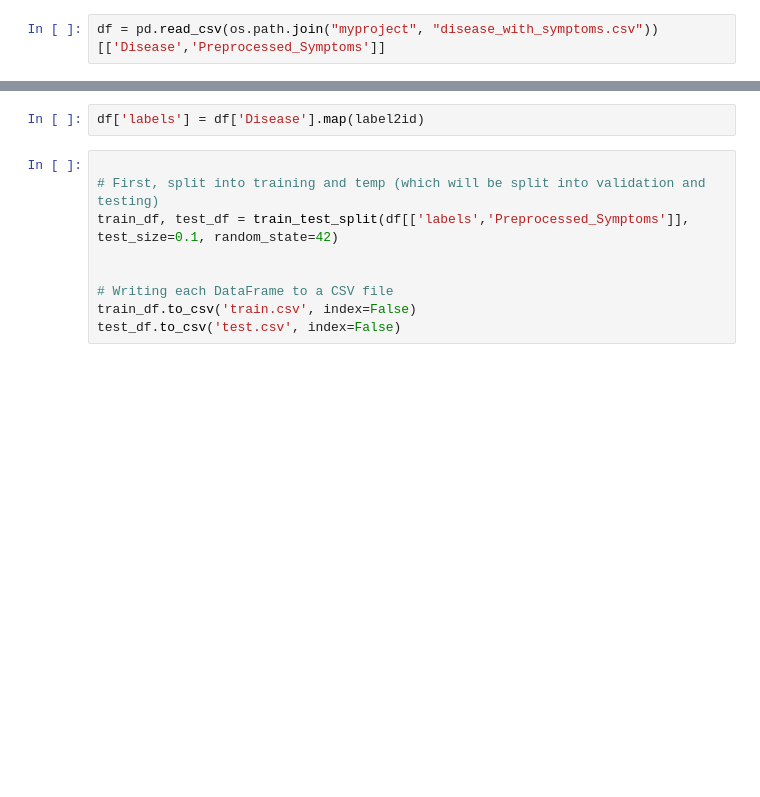
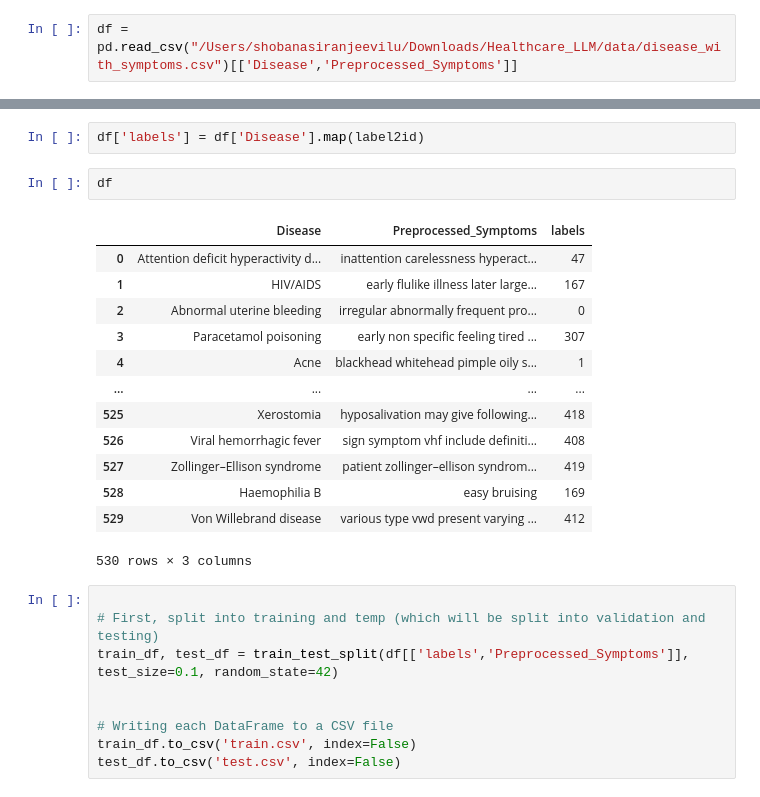
Before and after one commit to shobanasiranjeevilu/Healthcare_LLM, a Jupyter notebook: disease_classification_model/Supervised_Fine_tuning/Fine_tuning.ipynb, the cells around one changed output, grey strips where cells are left out. Cells and saved outputs as stored; diff of their text form; blank space fills up the shorter version.

```diff
--- a/disease_classification_model/Supervised_Fine_tuning/Fine_tuning.ipynb
+++ b/disease_classification_model/Supervised_Fine_tuning/Fine_tuning.ipynb
@@ -49,5 +52,5 @@ if not torch.cuda.is_available():
 # %%
-df = pd.read_csv(os.path.join("myproject", "disease_with_symptoms.csv"))[['Disease','Preprocessed_Symptoms']]
+df = pd.read_csv("/Users/shobanasiranjeevilu/Downloads/Healthcare_LLM/data/disease_with_symptoms.csv")[['Disease','Preprocessed_Symptoms']]
 # %%
 
 unique_labels = sorted(df['Disease'].unique())
@@ -56,6 +59,22 @@ id2label = {id: label for id, label in enumerate(unique_labels)}
 label2id = {label: id for id, label in id2label.items()}
 # %%
 df['labels'] = df['Disease'].map(label2id)
+# %%
+df
+# %% [output]
+|  | Disease | Preprocessed_Symptoms | labels |
+| 0 | Attention deficit hyperactivity d... | inattention carelessness hyperact... | 47 |
+| 1 | HIV/AIDS | early flulike illness later large... | 167 |
+| 2 | Abnormal uterine bleeding | irregular abnormally frequent pro... | 0 |
+| 3 | Paracetamol poisoning | early non specific feeling tired ... | 307 |
+| 4 | Acne | blackhead whitehead pimple oily s... | 1 |
+| ... | ... | ... | ... |
+| 525 | Xerostomia | hyposalivation may give following... | 418 |
+| 526 | Viral hemorrhagic fever | sign symptom vhf include definiti... | 408 |
+| 527 | Zollinger–Ellison syndrome | patient zollinger–ellison syndrom... | 419 |
+| 528 | Haemophilia B | easy bruising | 169 |
+| 529 | Von Willebrand disease | various type vwd present varying ... | 412 |
+530 rows × 3 columns
 # %%
 
 # First, split into training and temp (which will be split into validation and testing)
```
Also changed, not shown: parts of 1 cell of this notebook, 7 other files.
